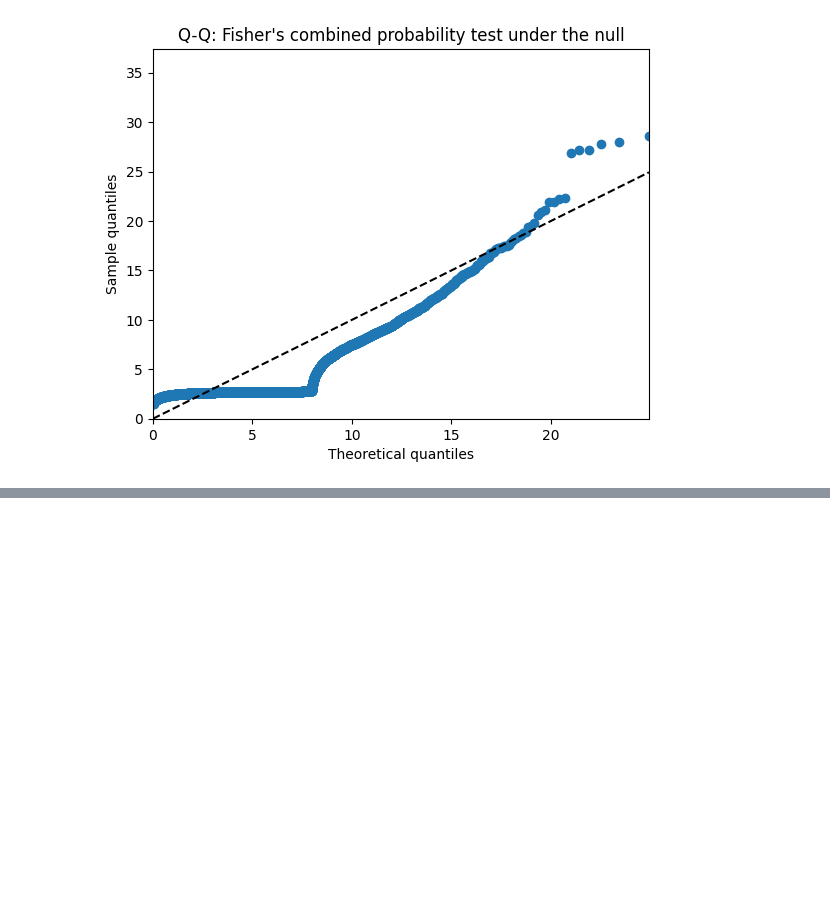
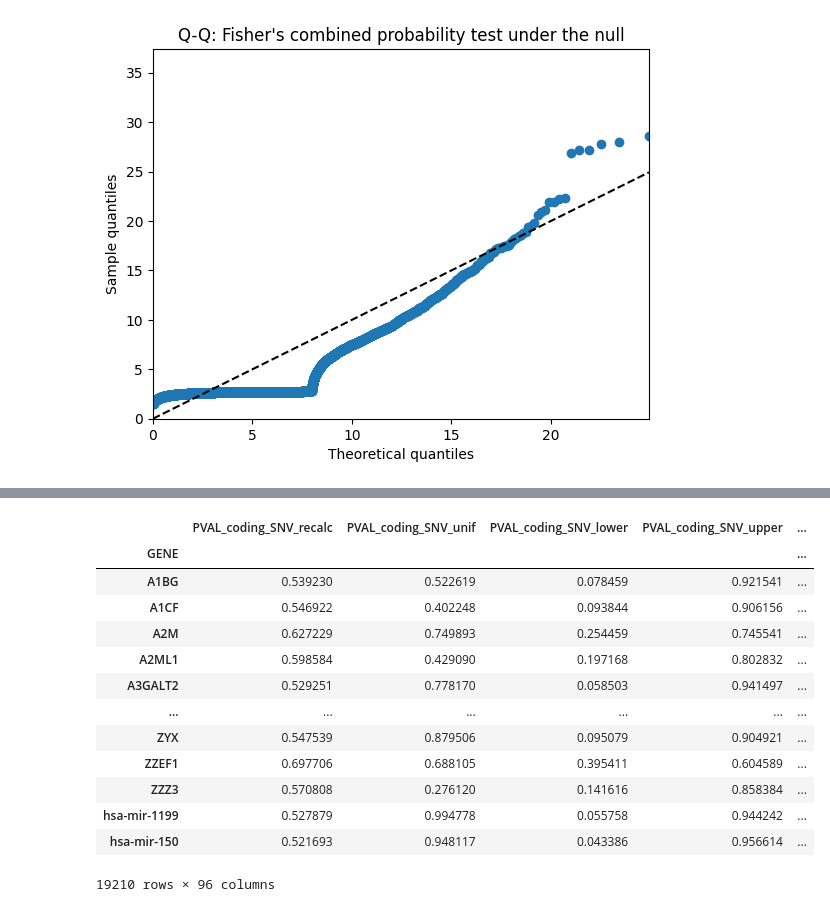
Before and after one commit to getzlab/dig_test_burden, a Jupyter notebook: process_results.ipynb, the cells around one changed output, grey strips where cells are left out. Drawn from its saved outputs; the diff is of its cells as text; code cells hidden in the pictures; blank space fills up the shorter version.

```diff
--- a/process_results.ipynb
+++ b/process_results.ipynb
@@ -548,0 +645,17 @@ plt.show()
+# %%
+df_comb
+# %% [output]
+|  | PVAL_coding_SNV_recalc | PVAL_coding_SNV_unif | PVAL_coding_SNV_lower | PVAL_coding_SNV_upper | ... |
+| GENE |  |  |  |  | ... |
+| A1BG | 0.539230 | 0.522619 | 0.078459 | 0.921541 | ... |
+| A1CF | 0.546922 | 0.402248 | 0.093844 | 0.906156 | ... |
+| A2M | 0.627229 | 0.749893 | 0.254459 | 0.745541 | ... |
+| A2ML1 | 0.598584 | 0.429090 | 0.197168 | 0.802832 | ... |
+| A3GALT2 | 0.529251 | 0.778170 | 0.058503 | 0.941497 | ... |
+| ... | ... | ... | ... | ... | ... |
+| ZYX | 0.547539 | 0.879506 | 0.095079 | 0.904921 | ... |
+| ZZEF1 | 0.697706 | 0.688105 | 0.395411 | 0.604589 | ... |
+| ZZZ3 | 0.570808 | 0.276120 | 0.141616 | 0.858384 | ... |
+| hsa-mir-1199 | 0.527879 | 0.994778 | 0.055758 | 0.944242 | ... |
+| hsa-mir-150 | 0.521693 | 0.948117 | 0.043386 | 0.956614 | ... |
+19210 rows × 96 columns
```
Also changed, not shown: parts of 15 cells of this notebook, 1 other file.
